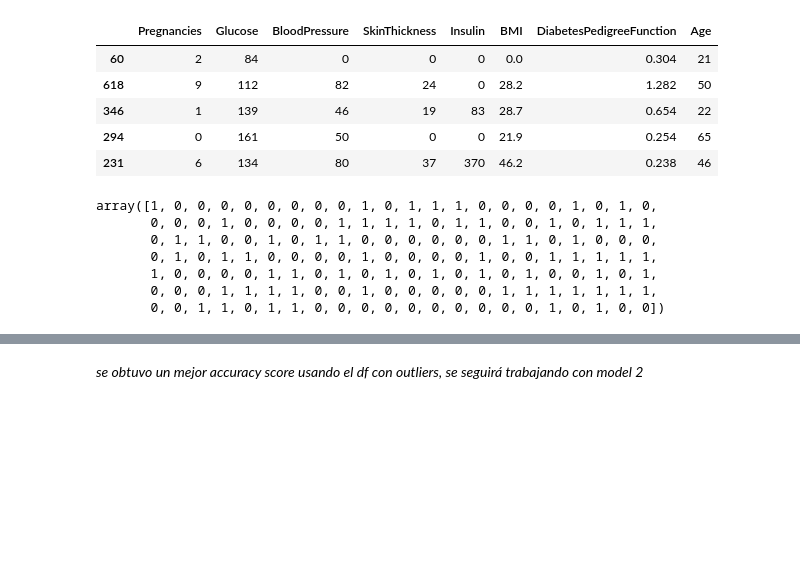
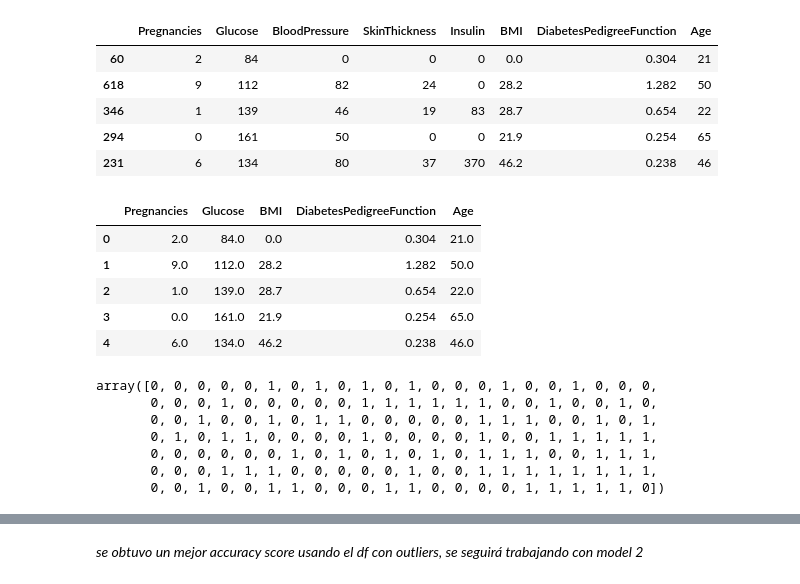
Before and after one commit to Nicolas-DL/arbol_decision, a Jupyter notebook: src/explore.ipynb, the cells around one changed output, grey strips where cells are left out. Drawn from its saved outputs; the diff is of its cells as text; code cells hidden in the pictures; blank space fills up the shorter version.

```diff
--- a/src/explore.ipynb
+++ b/src/explore.ipynb
@@ -348,19 +366,35 @@ X_train2.head()
 | 346 | 1 | 139 | 46 | 19 | 83 | 28.7 | 0.654 | 22 |
 | 294 | 0 | 161 | 50 | 0 | 0 | 21.9 | 0.254 | 65 |
 | 231 | 6 | 134 | 80 | 37 | 370 | 46.2 | 0.238 | 46 |
+# %%
+selection_model = SelectKBest(score_func = f_classif, k = 5)
+selection_model.fit(X_train2, y_train2)
+ix = selection_model.get_support()
+
+X_train_sel2 = pd.DataFrame(selection_model.transform(X_train2), columns = X_train2.columns.values[ix])
+X_test_sel2 = pd.DataFrame(selection_model.transform(X_test2), columns = X_test2.columns.values[ix])
+
+X_train_sel2.head()
+# %% [output]
+|  | Pregnancies | Glucose | BMI | DiabetesPedigreeFunction | Age |
+| 0 | 2.0 | 84.0 | 0.0 | 0.304 | 21.0 |
+| 1 | 9.0 | 112.0 | 28.2 | 1.282 | 50.0 |
+| 2 | 1.0 | 139.0 | 28.7 | 0.654 | 22.0 |
+| 3 | 0.0 | 161.0 | 21.9 | 0.254 | 65.0 |
+| 4 | 6.0 | 134.0 | 46.2 | 0.238 | 46.0 |
 # %%
 model2 = DecisionTreeClassifier(random_state = 42)
-model2.fit(X_train2, y_train2)
-y_pred2 = model2.predict(X_test2)
+model2.fit(X_train_sel2, y_train2)
+y_pred2 = model2.predict(X_test_sel2)
 y_pred2
 # %% [output]
-array([1, 0, 0, 0, 0, 0, 0, 0, 0, 1, 0, 1, 1, 1, 0, 0, 0, 0, 1, 0, 1, 0,
-       0, 0, 0, 1, 0, 0, 0, 0, 1, 1, 1, 1, 0, 1, 1, 0, 0, 1, 0, 1, 1, 1,
-       0, 1, 1, 0, 0, 1, 0, 1, 1, 0, 0, 0, 0, 0, 0, 1, 1, 0, 1, 0, 0, 0,
+array([0, 0, 0, 0, 0, 1, 0, 1, 0, 1, 0, 1, 0, 0, 0, 1, 0, 0, 1, 0, 0, 0,
+       0, 0, 0, 1, 0, 0, 0, 0, 0, 1, 1, 1, 1, 1, 1, 0, 0, 1, 0, 0, 1, 0,
+       0, 0, 1, 0, 0, 1, 0, 1, 1, 0, 0, 0, 0, 0, 1, 1, 1, 0, 0, 1, 0, 1,
        0, 1, 0, 1, 1, 0, 0, 0, 0, 1, 0, 0, 0, 0, 1, 0, 0, 1, 1, 1, 1, 1,
-       1, 0, 0, 0, 0, 1, 1, 0, 1, 0, 1, 0, 1, 0, 1, 0, 1, 0, 0, 1, 0, 1,
-       0, 0, 0, 1, 1, 1, 1, 0, 0, 1, 0, 0, 0, 0, 0, 1, 1, 1, 1, 1, 1, 1,
-       0, 0, 1, 1, 0, 1, 1, 0, 0, 0, 0, 0, 0, 0, 0, 0, 0, 1, 0, 1, 0, 0])
+       0, 0, 0, 0, 0, 0, 1, 0, 1, 0, 1, 0, 1, 0, 1, 1, 1, 0, 0, 1, 1, 1,
+       0, 0, 0, 1, 1, 1, 0, 0, 0, 0, 0, 1, 0, 0, 1, 1, 1, 1, 1, 1, 1, 1,
+       0, 0, 1, 0, 0, 1, 1, 0, 0, 0, 1, 1, 0, 0, 0, 0, 1, 1, 1, 1, 1, 0])
 # %%
 print(f'accuracy model 2: {accuracy_score(y_test2, y_pred2)}')
 # %% [output]
```
Also changed, not shown: parts of 10 cells of this notebook, 1 other file.
